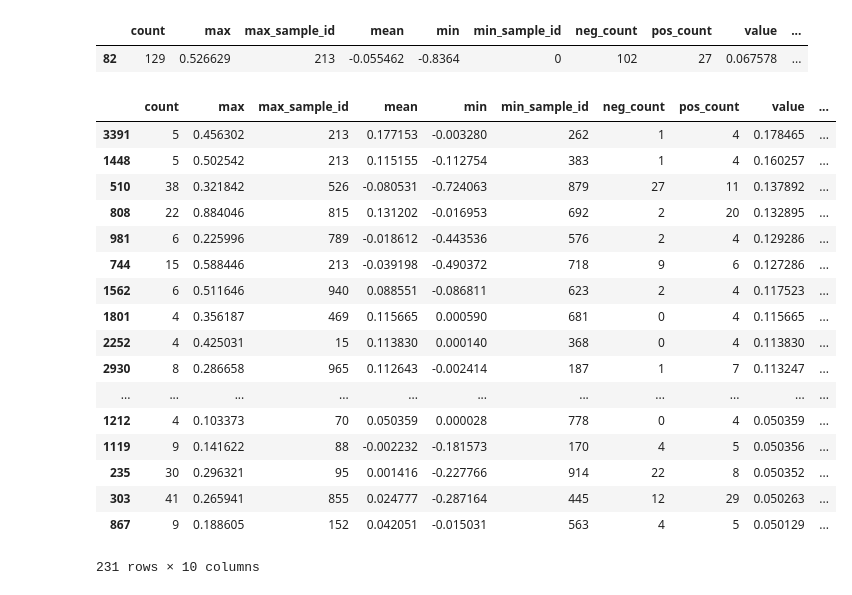
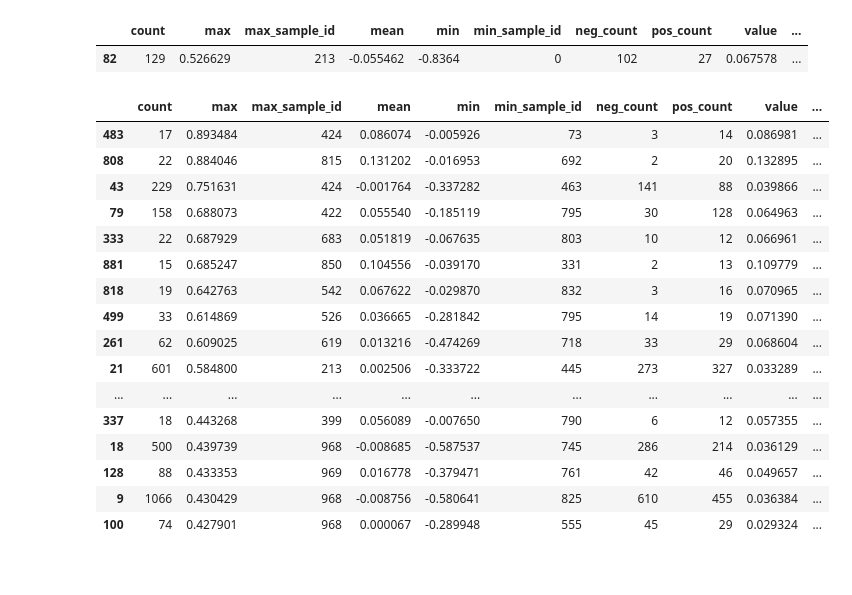
Before and after one commit to udsclub/whiskey-sentiment-analysis, a Jupyter notebook: word_impact_research.ipynb, the cells around one changed output. Cells and saved outputs as stored; diff of their text form; code cells hidden in the pictures.

```diff
--- a/word_impact_research.ipynb
+++ b/word_impact_research.ipynb
@@ -184,8 +184,8 @@ def generate(sequence):
         rez.append(np.hstack(([0], sequence[:i], sequence[i+1:])))
     return np.array(rez)
 # %%
-def predict(hacked):
-    return [p[0] for p in loaded_model.predict(hacked)]
+def predict(sequences):
+    return [p[0] for p in loaded_model.predict(sequences)]
 # %%
 def compare(sequences, seq_preds):
     word_scores = {}
@@ -255,23 +265,22 @@ rez[rez['word'] == 'bad']
 |  | count | max | max_sample_id | mean | min | min_sample_id | neg_count | pos_count | value | ... |
 | 82 | 129 | 0.526629 | 213 | -0.055462 | -0.8364 | 0 | 102 | 27 | 0.067578 | ... |
 # %%
-rez[rez['value']>0.05][rez['pos_count'] > 3].sort_values(by=['value'], ascending=False)
+rez[rez['value']>0.01][rez['pos_count'] > 10].sort_values(by=['max'], ascending=False)[:60]
 # %% [output]
 |  | count | max | max_sample_id | mean | min | min_sample_id | neg_count | pos_count | value | ... |
-| 3391 | 5 | 0.456302 | 213 | 0.177153 | -0.003280 | 262 | 1 | 4 | 0.178465 | ... |
-| 1448 | 5 | 0.502542 | 213 | 0.115155 | -0.112754 | 383 | 1 | 4 | 0.160257 | ... |
-| 510 | 38 | 0.321842 | 526 | -0.080531 | -0.724063 | 879 | 27 | 11 | 0.137892 | ... |
+| 483 | 17 | 0.893484 | 424 | 0.086074 | -0.005926 | 73 | 3 | 14 | 0.086981 | ... |
 | 808 | 22 | 0.884046 | 815 | 0.131202 | -0.016953 | 692 | 2 | 20 | 0.132895 | ... |
-| 981 | 6 | 0.225996 | 789 | -0.018612 | -0.443536 | 576 | 2 | 4 | 0.129286 | ... |
-| 744 | 15 | 0.588446 | 213 | -0.039198 | -0.490372 | 718 | 9 | 6 | 0.127286 | ... |
-| 1562 | 6 | 0.511646 | 940 | 0.088551 | -0.086811 | 623 | 2 | 4 | 0.117523 | ... |
-| 1801 | 4 | 0.356187 | 469 | 0.115665 | 0.000590 | 681 | 0 | 4 | 0.115665 | ... |
-| 2252 | 4 | 0.425031 | 15 | 0.113830 | 0.000140 | 368 | 0 | 4 | 0.113830 | ... |
-| 2930 | 8 | 0.286658 | 965 | 0.112643 | -0.002414 | 187 | 1 | 7 | 0.113247 | ... |
+| 43 | 229 | 0.751631 | 424 | -0.001764 | -0.337282 | 463 | 141 | 88 | 0.039866 | ... |
+| 79 | 158 | 0.688073 | 422 | 0.055540 | -0.185119 | 795 | 30 | 128 | 0.064963 | ... |
+| 333 | 22 | 0.687929 | 683 | 0.051819 | -0.067635 | 803 | 10 | 12 | 0.066961 | ... |
+| 881 | 15 | 0.685247 | 850 | 0.104556 | -0.039170 | 331 | 2 | 13 | 0.109779 | ... |
+| 818 | 19 | 0.642763 | 542 | 0.067622 | -0.029870 | 832 | 3 | 16 | 0.070965 | ... |
+| 499 | 33 | 0.614869 | 526 | 0.036665 | -0.281842 | 795 | 14 | 19 | 0.071390 | ... |
+| 261 | 62 | 0.609025 | 619 | 0.013216 | -0.474269 | 718 | 33 | 29 | 0.068604 | ... |
+| 21 | 601 | 0.584800 | 213 | 0.002506 | -0.333722 | 445 | 273 | 327 | 0.033289 | ... |
 | ... | ... | ... | ... | ... | ... | ... | ... | ... | ... | ... |
-| 1212 | 4 | 0.103373 | 70 | 0.050359 | 0.000028 | 778 | 0 | 4 | 0.050359 | ... |
-| 1119 | 9 | 0.141622 | 88 | -0.002232 | -0.181573 | 170 | 4 | 5 | 0.050356 | ... |
-| 235 | 30 | 0.296321 | 95 | 0.001416 | -0.227766 | 914 | 22 | 8 | 0.050352 | ... |
-| 303 | 41 | 0.265941 | 855 | 0.024777 | -0.287164 | 445 | 12 | 29 | 0.050263 | ... |
-| 867 | 9 | 0.188605 | 152 | 0.042051 | -0.015031 | 563 | 4 | 5 | 0.050129 | ... |
+| 337 | 18 | 0.443268 | 399 | 0.056089 | -0.007650 | 790 | 6 | 12 | 0.057355 | ... |
+| 18 | 500 | 0.439739 | 968 | -0.008685 | -0.587537 | 745 | 286 | 214 | 0.036129 | ... |
+| 128 | 88 | 0.433353 | 969 | 0.016778 | -0.379471 | 761 | 42 | 46 | 0.049657 | ... |
+| 9 | 1066 | 0.430429 | 968 | -0.008756 | -0.580641 | 825 | 610 | 455 | 0.036384 | ... |
+| 100 | 74 | 0.427901 | 968 | 0.000067 | -0.289948 | 555 | 45 | 29 | 0.029324 | ... |
-231 rows × 10 columns
```
Also changed, not shown: parts of 6 cells of this notebook.
